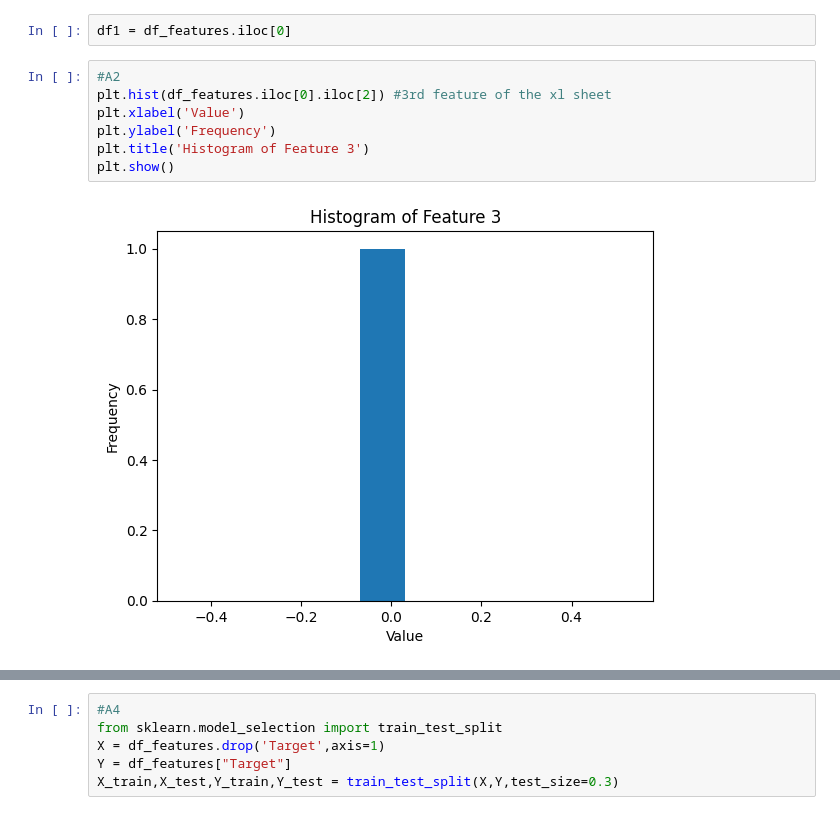
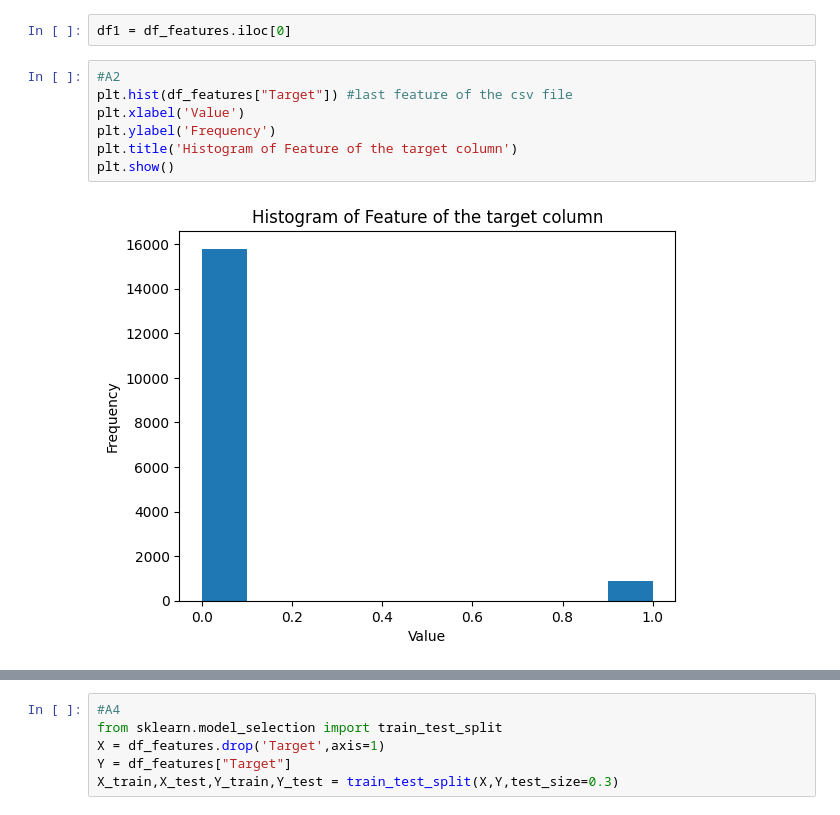
Before and after one commit to Sampath844/MLAssignment29-07-2024, a Jupyter notebook: MachineLearningKNNassignment3ipynb.ipynb, the cells around one changed output, grey strips where cells are left out. Drawn from its saved outputs; the diff is of its cells as text.

```diff
--- a/MachineLearningKNNassignment3ipynb.ipynb
+++ b/MachineLearningKNNassignment3ipynb.ipynb
@@ -52,13 +59,13 @@ dtype: float64
 df1 = df_features.iloc[0]
 # %%
 #A2
-plt.hist(df_features.iloc[0].iloc[2]) #3rd feature of the xl sheet
+plt.hist(df_features["Target"]) #last feature of the csv file
 plt.xlabel('Value')
 plt.ylabel('Frequency')
-plt.title('Histogram of Feature 3')
+plt.title('Histogram of Feature of the target column')
 plt.show()
 # %% [output]
-[figure, old version]
+[figure, new version]
 # %%
 #A3
 df1 = df_features.iloc[0]
```
Also changed, not shown: parts of 10 cells of this notebook.
